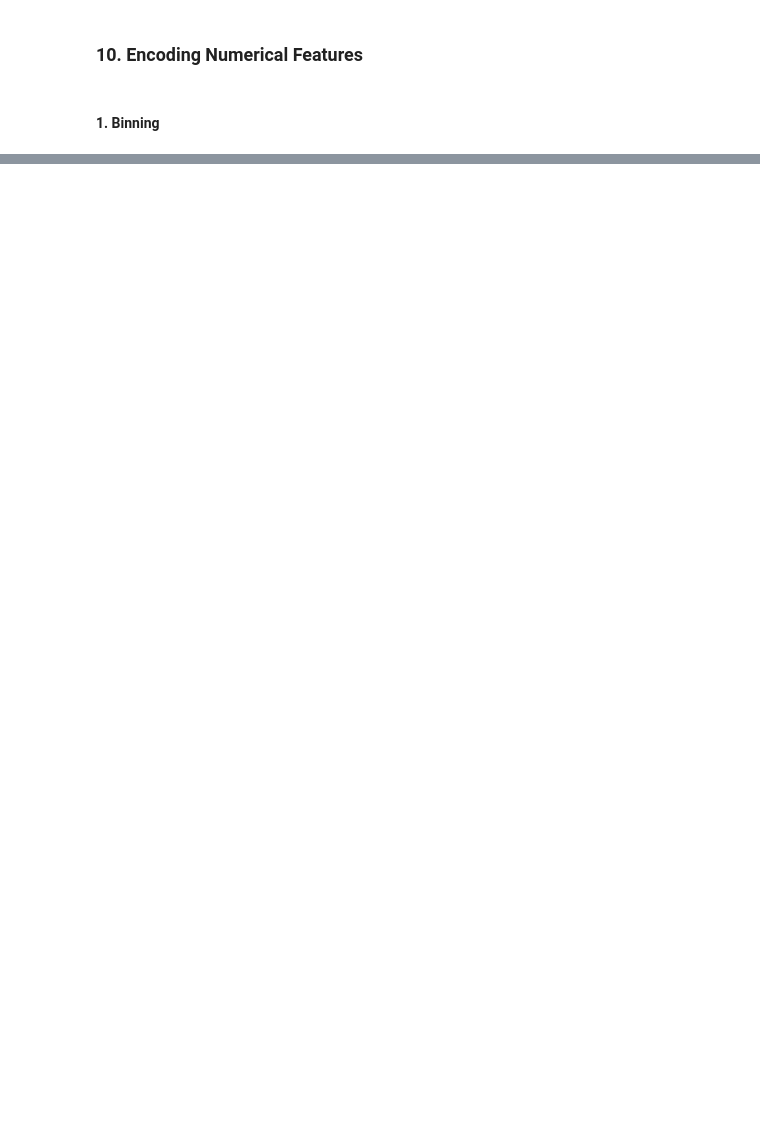
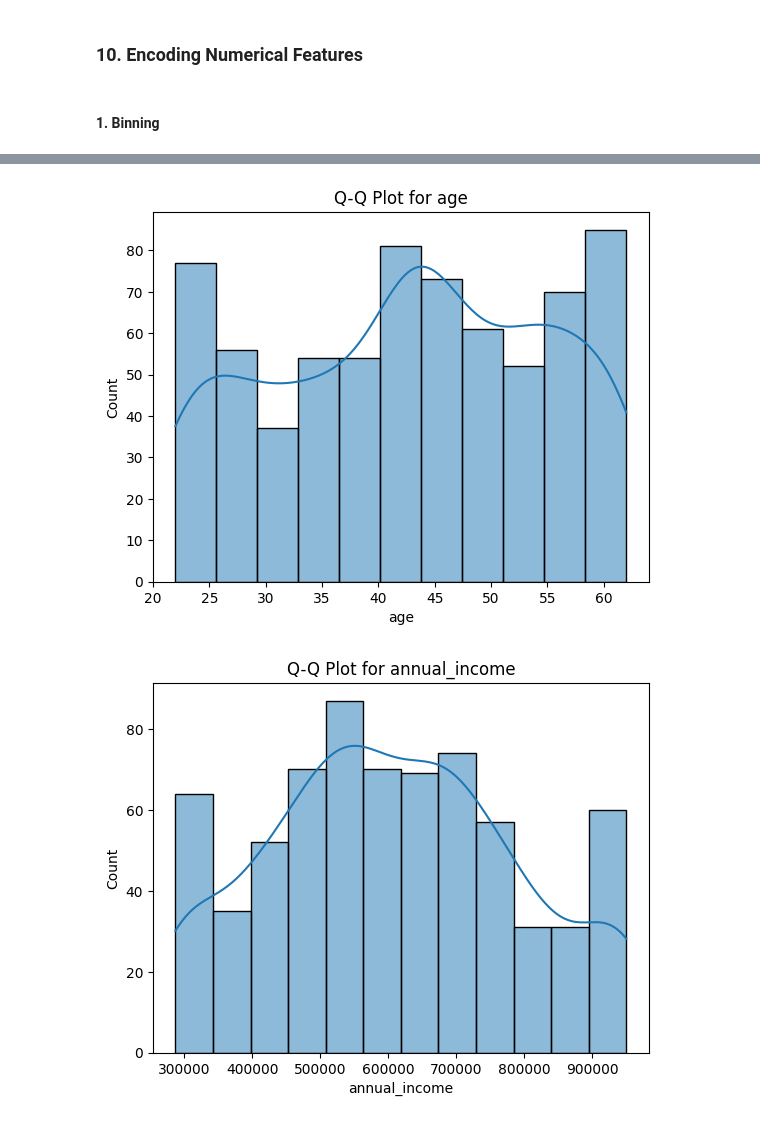
Before and after one commit to Abhiraj14206/Main_Data, a Jupyter notebook: FinalProject1/Finalproject1.ipynb, the cells around one changed output, grey strips where cells are left out. Saved outputs shown, nothing was run; the diff lists cells and outputs as text; code cells hidden in the pictures; blank space fills up the shorter version.

```diff
--- a/FinalProject1/Finalproject1.ipynb
+++ b/FinalProject1/Finalproject1.ipynb
@@ -707,0 +1085,11 @@ df[["annual_income", "income_bin"]].head()
+# %%
+columns = ["age","annual_income","loan_amount",
+           "credit_score","transaction_count","spending_ratio"]
+for col in columns:
+    plt.figure()
+    sns.histplot(df_winsor[col],kde=True)
+    plt.title(f"Q-Q Plot for {col}")
+    plt.show()
+# %% [output]
+[figure, added]
+[figure, added]
```
Also changed, not shown: parts of 66 cells of this notebook.
